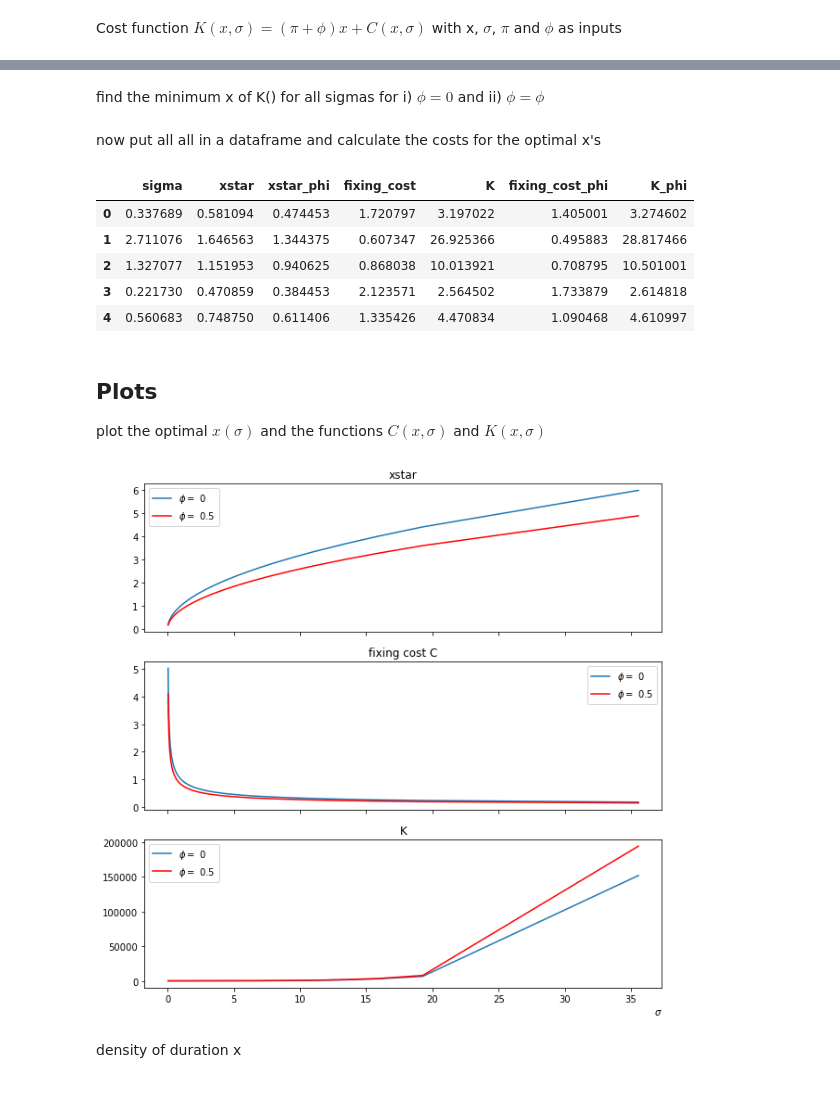
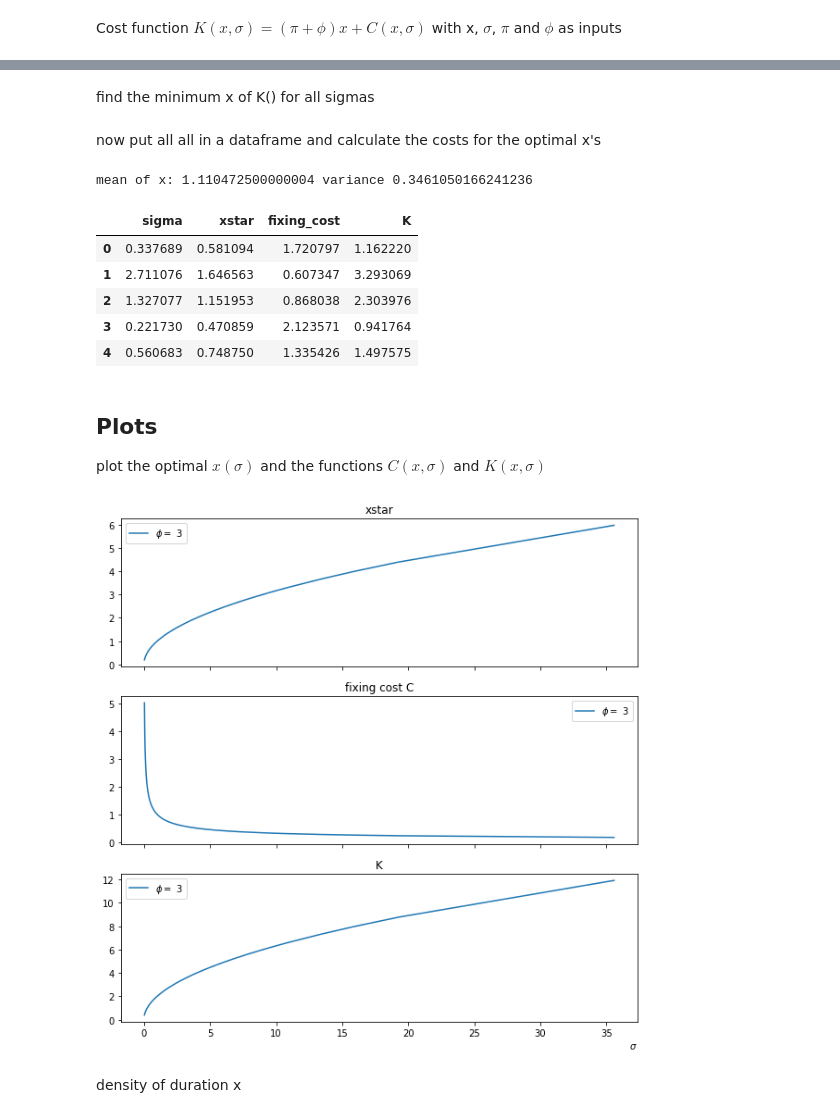
Before and after one commit to paulaleoni/delhi_outages, a Jupyter notebook: sim/simulations.ipynb, the cells around one changed output, grey strips where cells are left out. Saved outputs shown, nothing was run; the diff lists cells and outputs as text; code cells hidden in the pictures.

```diff
--- a/sim/simulations.ipynb
+++ b/sim/simulations.ipynb
@@ -23,7 +25,7 @@ sigma = sigma.tolist()
 define values for $\pi$ and $\phi$
 # %%
 pi = 1
-phi = 0.5
+phi = 3
 # %% [markdown]
 ## Cost functions
 fixing cost function $C(x,\sigma) = \frac{\sigma}{x}$
@@ -33,6 +47,2 @@ def C(x, sigma):
 # %% [markdown]
 Cost function $K(x,\sigma) = (\pi + \phi)x + C(x, \sigma)$ with x, $\sigma$, $\pi$ and $\phi$ as inputs
-# %%
-def K(x,sigma, pi=1, phi=0):
-    exp = (pi + phi) * x + C(x, sigma)
-    return math.exp(exp)
@@ -39,16 +71,12 @@ def K(x,sigma, pi=1, phi=0):
 # %% [markdown]
-find the minimum x of K() for all sigmas for i) $\phi = 0$ and ii) $\phi = \phi$
+find the minimum x of K() for all sigmas
 # %%
 xstar = {}
 for s in sigma:
-    x = fmin(K,0.1, args=(s,pi, 0), disp=False)
+    x = fmin(K,x0 = 0.1, args=(s,pi, phi, 'math_exp'), disp=False)
+    if x < 0:
+        raise ValueError('x negative')
     xstar[s] = x[0]
-
-# now add parameter phi
-xstar_phi = {}
-for s in sigma:
-    x = fmin(K,0.1, args=(s,pi, phi), disp=False)
-    xstar_phi[s] = x[0]
 # %% [markdown]
 now put all all in a dataframe and calculate the costs for the optimal x's
 # %%
@@ -56,55 +84,43 @@ df = pd.DataFrame.from_dict(xstar, orient='index', columns=['xstar'])
 df = df.reset_index()
 df = df.rename(columns={'index':'sigma'})
 
-df_phi = pd.DataFrame.from_dict(xstar_phi, orient='index', columns=['xstar_phi'])
-df_phi = df_phi.reset_index()
-df_phi = df_phi.rename(columns={'index':'sigma'})
-
-# merge to one
-df = df.merge(df_phi)
 
 # calculate fixing cost C
 df['fixing_cost'] = df.apply(lambda row: C(row.sigma,row.xstar), axis=1)
 # calculate cost K
 df['K'] = df.apply(lambda row: K(row.xstar, row.sigma), axis=1)
 
-# calculate fixing cost C
-df['fixing_cost_phi'] = df.apply(lambda row: C(row.sigma,row.xstar_phi), axis=1)
-# calculate cost K
-df['K_phi'] = df.apply(lambda row: K(row.xstar_phi, row.sigma), axis=1)
-
+print('mean of x:', np.mean(df.xstar), 'variance', np.var(df.xstar))
 df.head()
 # %% [output]
+mean of x: 1.110472500000004 variance 0.3461050166241236
-|  | sigma | xstar | xstar_phi | fixing_cost | K | fixing_cost_phi | K_phi |
-| 0 | 0.337689 | 0.581094 | 0.474453 | 1.720797 | 3.197022 | 1.405001 | 3.274602 |
-| 1 | 2.711076 | 1.646563 | 1.344375 | 0.607347 | 26.925366 | 0.495883 | 28.817466 |
-| 2 | 1.327077 | 1.151953 | 0.940625 | 0.868038 | 10.013921 | 0.708795 | 10.501001 |
-| 3 | 0.221730 | 0.470859 | 0.384453 | 2.123571 | 2.564502 | 1.733879 | 2.614818 |
-| 4 | 0.560683 | 0.748750 | 0.611406 | 1.335426 | 4.470834 | 1.090468 | 4.610997 |
+|  | sigma | xstar | fixing_cost | K |
+| 0 | 0.337689 | 0.581094 | 1.720797 | 1.162220 |
+| 1 | 2.711076 | 1.646563 | 0.607347 | 3.293069 |
+| 2 | 1.327077 | 1.151953 | 0.868038 | 2.303976 |
+| 3 | 0.221730 | 0.470859 | 2.123571 | 0.941764 |
+| 4 | 0.560683 | 0.748750 | 1.335426 | 1.497575 |
 # %% [markdown]
 ## Plots
 plot the optimal $x(\sigma)$ and the functions $C(x,\sigma)$ and $K(x,\sigma)$
 # %%
 # first sort df in ascending order for sigmas
 df_order = df.sort_values('sigma')
 
 fig, axs = plt.subplots(3,1,figsize=(10,10), sharex=True)
-axs[0].plot(df_order.sigma, df_order.xstar, label=f'$\phi =$ {0}')
-axs[0].plot(df_order.sigma, df_order.xstar_phi, color='red', label=f'$\phi =$ {phi}')
+axs[0].plot(df_order.sigma, df_order.xstar, label=f'$\phi =$ {phi}')
 axs[0].set_title('xstar')
-axs[1].plot(df_order.sigma, df_order.fixing_cost, label=f'$\phi =$ {0}')
-axs[1].plot(df_order.sigma, df_order.fixing_cost_phi, color='red', label=f'$\phi =$ {phi}')
+axs[1].plot(df_order.sigma, df_order.fixing_cost, label=f'$\phi =$ {phi}')
 axs[1].set_title('fixing cost C')
-axs[2].plot(df_order.sigma, df_order.K, label=f'$\phi =$ {0}')
-axs[2].plot(df_order.sigma, df_order.K_phi, color='red', label=f'$\phi =$ {phi}')
+axs[2].plot(df_order.sigma, df_order.K, label=f'$\phi =$ {phi}')
 axs[2].set_title('K')
 axs[2].set_xlabel(r'$\sigma$', loc='right')
 axs[0].legend()
 axs[1].legend()
 axs[2].legend()
 plt.show()
 # %% [output]
-[figure, old version]
+[figure, new version]
 # %% [markdown]
 density of duration x
 # %%
```
Also changed, not shown: parts of 8 cells of this notebook, 2 other files.
